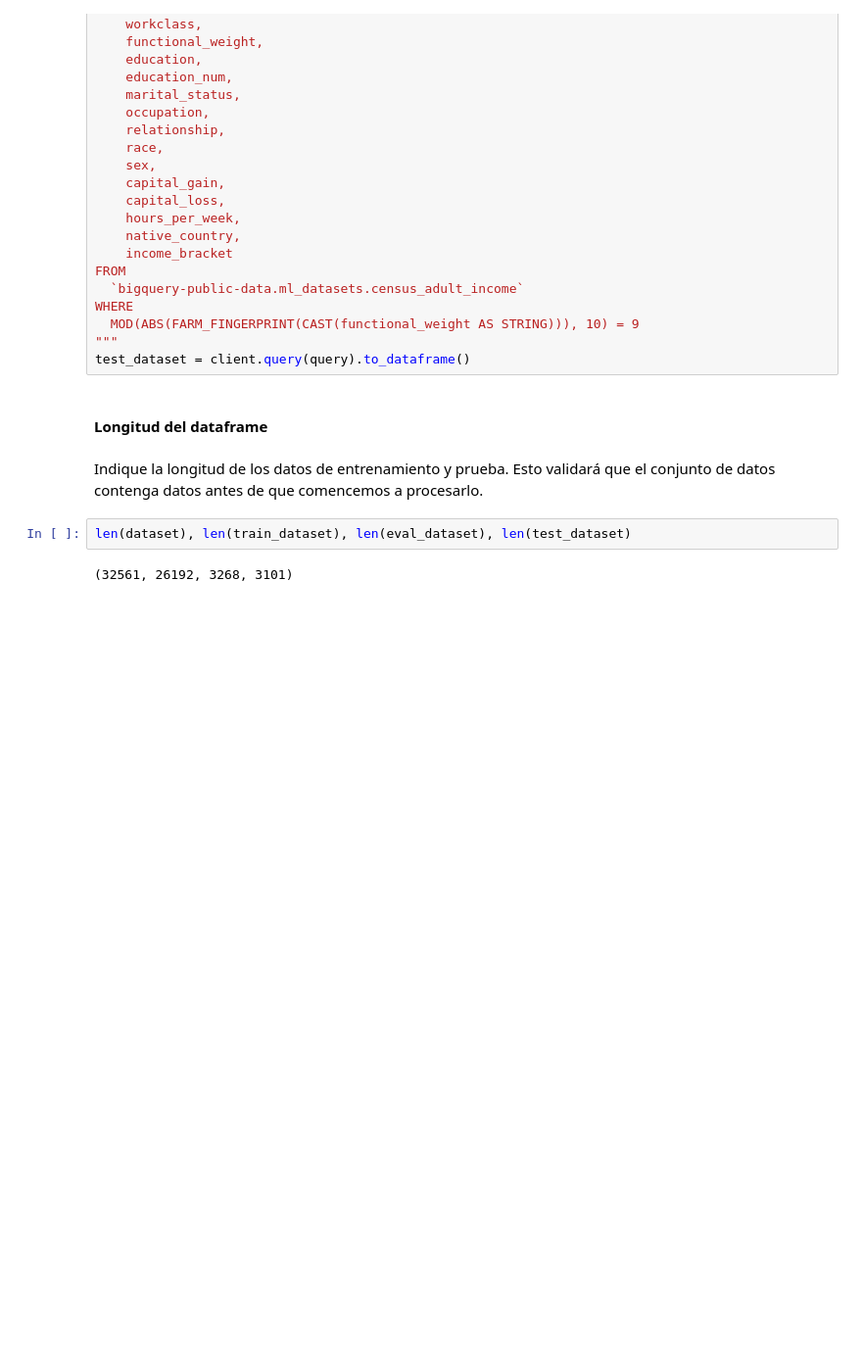
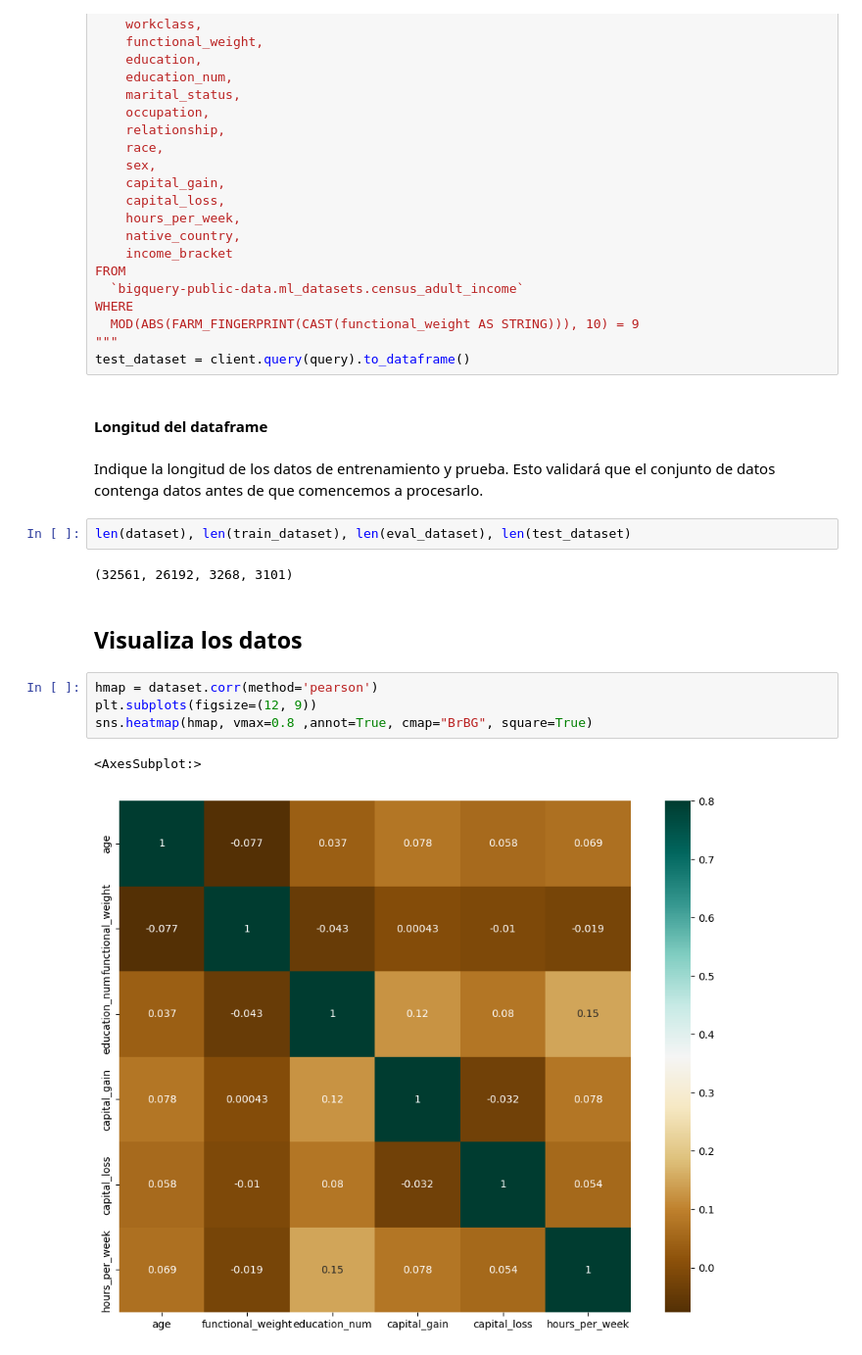
Before and after one commit to bryanfree66/bqml-examples, a Jupyter notebook: bqml_lr.ipynb, the cells around one changed output. Shown: that part at 98% size. Saved outputs shown, nothing was run; the diff lists cells and outputs as text; blank space fills up the shorter version.

Commit message:
adding visualizations

```diff
--- a/bqml_lr.ipynb
+++ b/bqml_lr.ipynb
@@ -219,3 +219,12 @@ Indique la longitud de los datos de entrenamiento y prueba. Esto validará que e
 len(dataset), len(train_dataset), len(eval_dataset), len(test_dataset)
 # %% [output]
 (32561, 26192, 3268, 3101)
+# %% [markdown]
+## Visualiza los datos
+# %%
+hmap = dataset.corr(method='pearson')
+plt.subplots(figsize=(12, 9))
+sns.heatmap(hmap, vmax=0.8 ,annot=True, cmap="BrBG", square=True)
+# %% [output]
+<AxesSubplot:>
+[figure, added]
```
